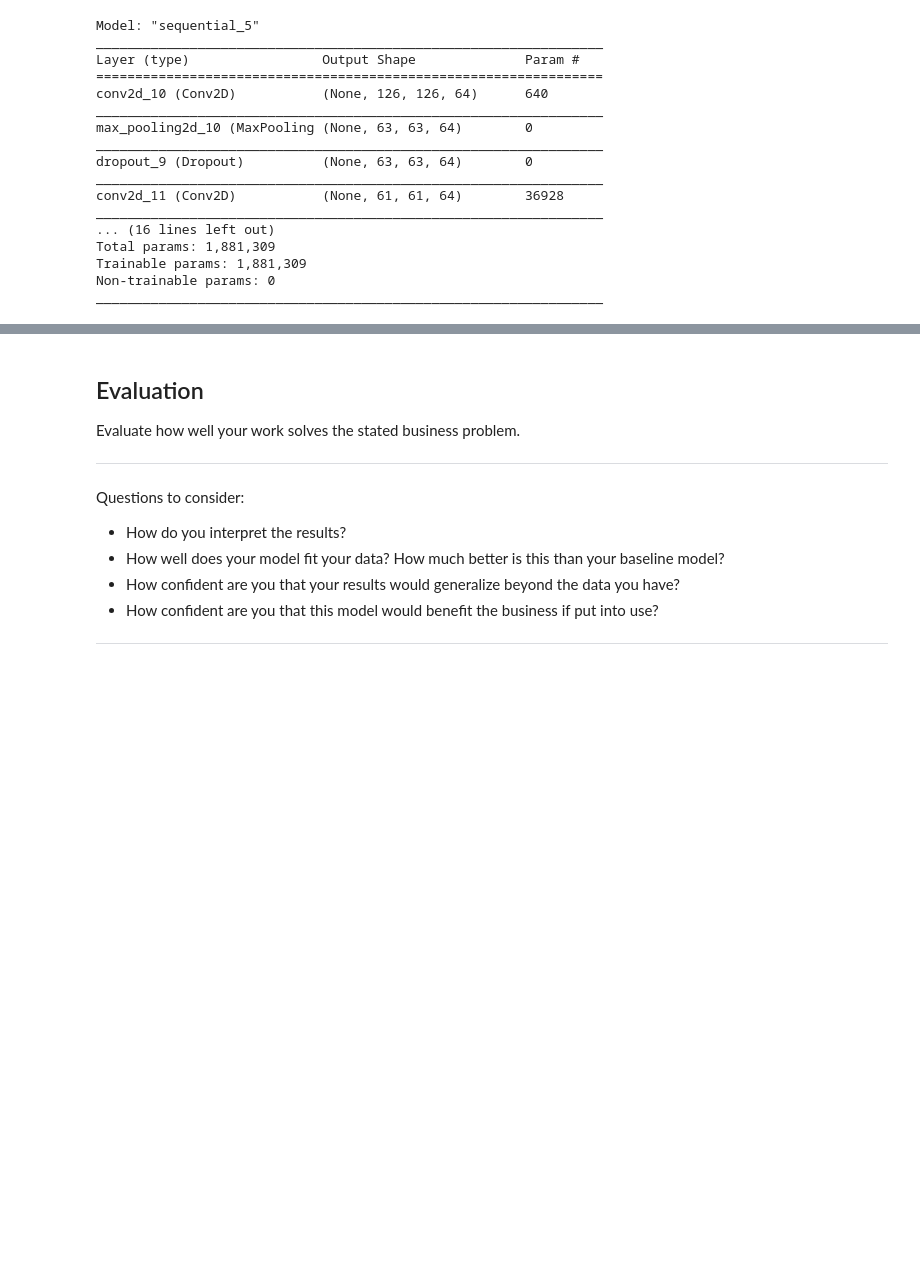
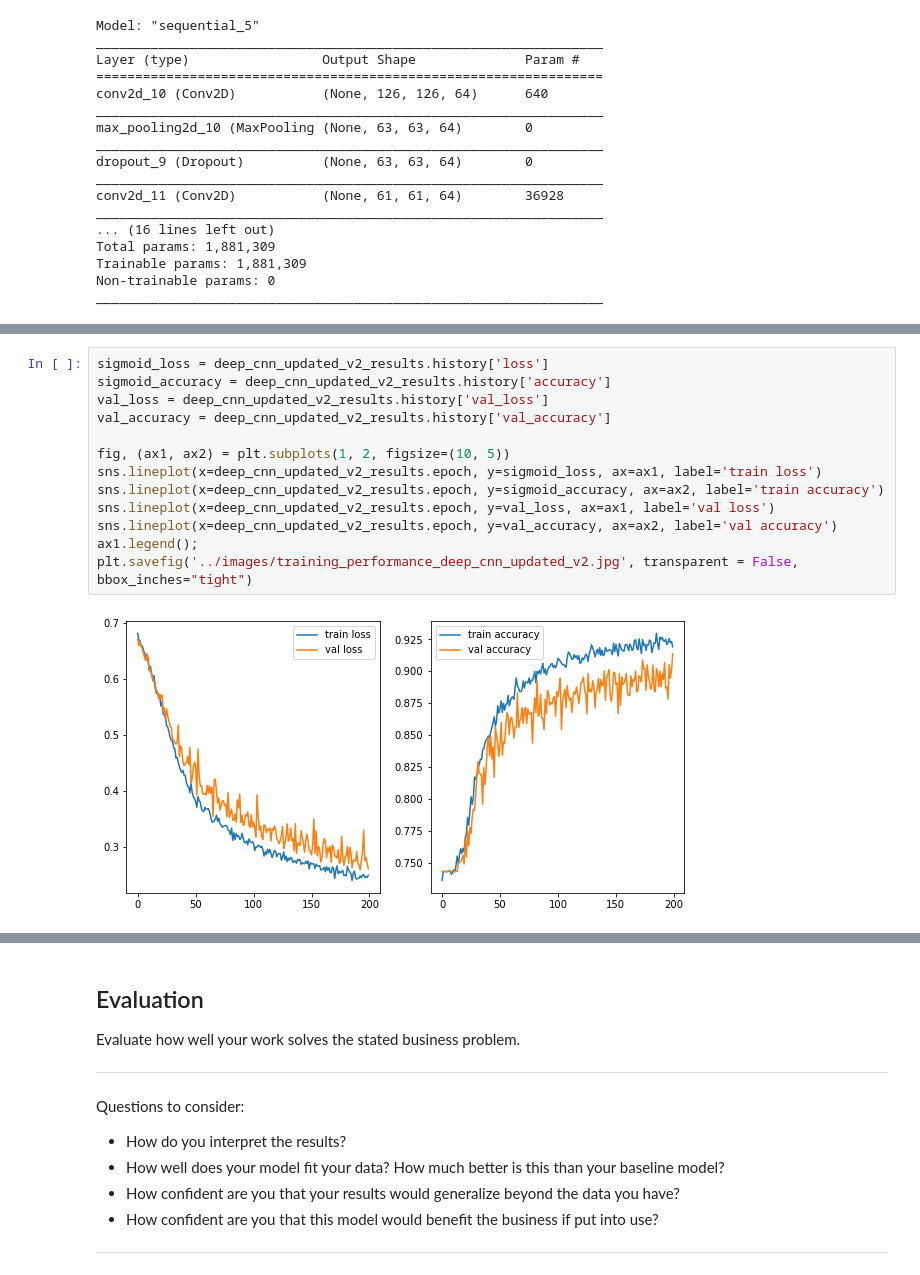
Before and after one commit to Meir-Alelov/Deep_Learning_Pneumonia_Detection, a Jupyter notebook: notebooks/greg_working_notebook_cnn.ipynb, the cells around one changed output, grey strips where cells are left out. Drawn from its saved outputs; the diff is of its cells as text; blank space fills up the shorter version.

```diff
--- a/notebooks/greg_working_notebook_cnn.ipynb
+++ b/notebooks/greg_working_notebook_cnn.ipynb
@@ -456,0 +457,15 @@ Epoch 68/200
+# %%
+sigmoid_loss = deep_cnn_updated_v2_results.history['loss']
+sigmoid_accuracy = deep_cnn_updated_v2_results.history['accuracy']
+val_loss = deep_cnn_updated_v2_results.history['val_loss']
+val_accuracy = deep_cnn_updated_v2_results.history['val_accuracy']
+
+fig, (ax1, ax2) = plt.subplots(1, 2, figsize=(10, 5))
+sns.lineplot(x=deep_cnn_updated_v2_results.epoch, y=sigmoid_loss, ax=ax1, label='train loss')
+sns.lineplot(x=deep_cnn_updated_v2_results.epoch, y=sigmoid_accuracy, ax=ax2, label='train accuracy')
+sns.lineplot(x=deep_cnn_updated_v2_results.epoch, y=val_loss, ax=ax1, label='val loss')
+sns.lineplot(x=deep_cnn_updated_v2_results.epoch, y=val_accuracy, ax=ax2, label='val accuracy')
+ax1.legend();
+plt.savefig('../images/training_performance_deep_cnn_updated_v2.jpg', transparent = False, bbox_inches="tight")
+# %% [output]
+[figure, added]
```
Also changed, not shown: parts of 2 cells of this notebook, 1 other file.
